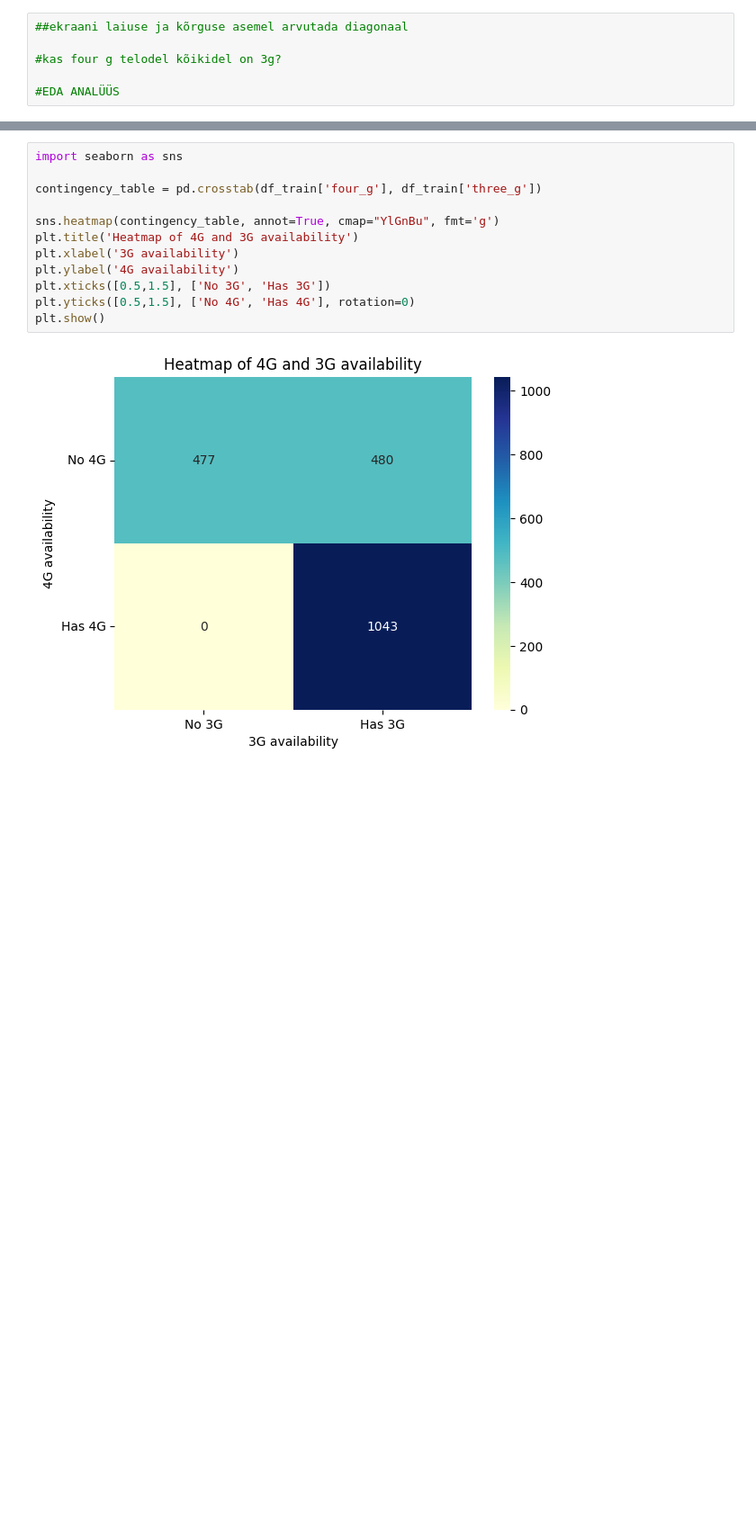
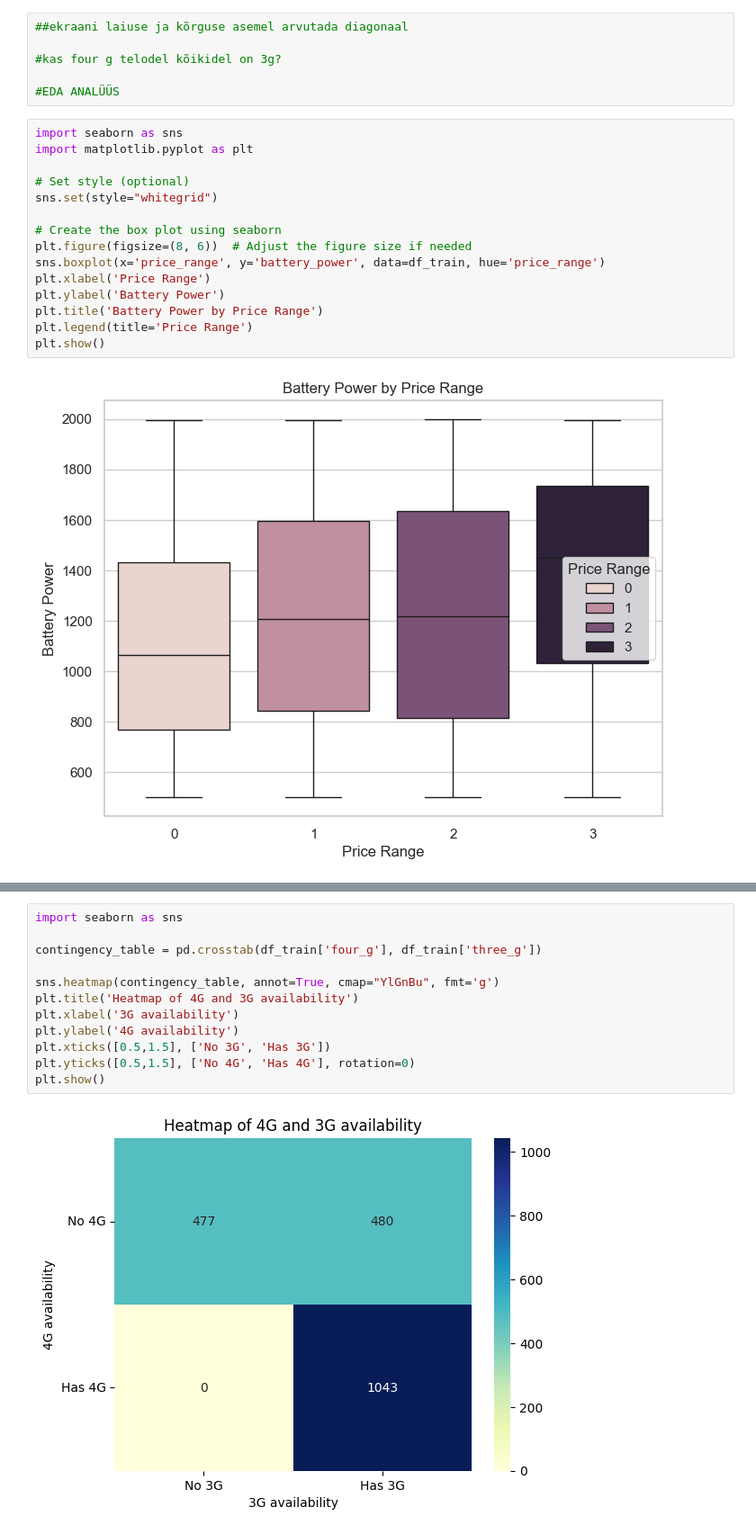
Before and after one commit to MarkkusKoddala/MobilePriceClassification, a Jupyter notebook: Untitled.ipynb, the cells around one changed output, grey strips where cells are left out. Shown at 90% size. Cells and saved outputs as stored; diff of their text form; blank space fills up the shorter version.

```diff
--- a/Untitled.ipynb
+++ b/Untitled.ipynb
@@ -175,3 +185,20 @@ plt.show()
 #kas four g telodel kõikidel on 3g?
 
 #EDA ANALÜÜS
+# %%
+import seaborn as sns
+import matplotlib.pyplot as plt
+
+# Set style (optional)
+sns.set(style="whitegrid")
+
+# Create the box plot using seaborn
+plt.figure(figsize=(8, 6))  # Adjust the figure size if needed
+sns.boxplot(x='price_range', y='battery_power', data=df_train, hue='price_range')
+plt.xlabel('Price Range')
+plt.ylabel('Battery Power')
+plt.title('Battery Power by Price Range')
+plt.legend(title='Price Range')
+plt.show()
+# %% [output]
+[figure, added]
```
Also changed, not shown: parts of 18 cells of this notebook.
